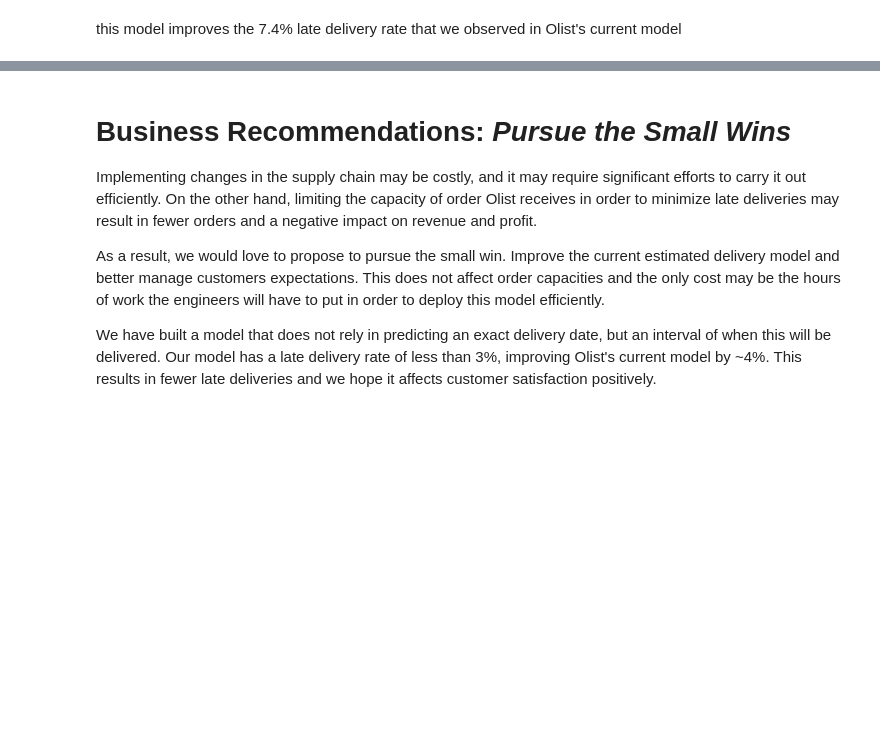
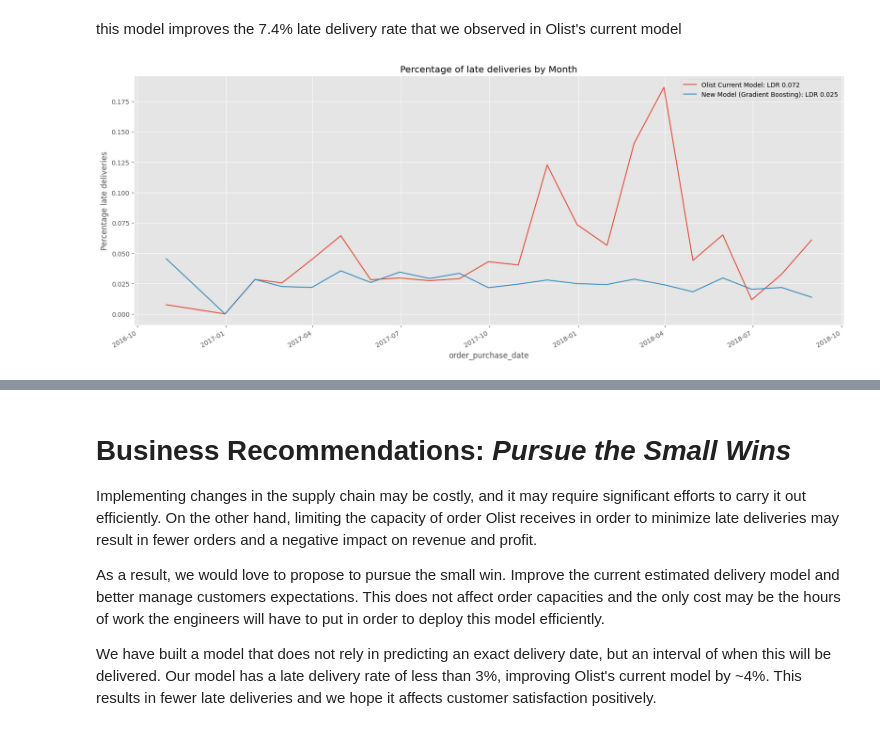
Before and after one commit to menni99/causal-attribution-analysis, a Jupyter notebook: notebooks/forecast-analysis.ipynb, the cells around one changed output, grey strips where cells are left out. Saved outputs shown, nothing was run; the diff lists cells and outputs as text; code cells hidden in the pictures; blank space fills up the shorter version.

```diff
--- a/notebooks/forecast-analysis.ipynb
+++ b/notebooks/forecast-analysis.ipynb
@@ -282,6 +282,30 @@ df_clean['days_to_estimated_delivery_model_ub'] = np.exp(upper_bound) - 1
 
 # Calculating late deliveries using our model
 df_clean['is_delivery_late_gb'] = np.where(df_clean['days_to_actual_delivery'] > df_clean['days_to_estimated_delivery_model_ub'], 1, 0)
+# %%
+weekly_data_model_current = df_clean.groupby(pd.Grouper(key='order_purchase_date', freq='M')).agg(
+    count_orders=('order_purchase_date', 'count'),
+    num_late_deliveries = ('is_delivery_late', 'sum'))
+
+weekly_data_model_gb= df_clean.groupby(pd.Grouper(key='order_purchase_date', freq='M')).agg(
+    count_orders=('order_purchase_date', 'count'),
+    num_late_deliveries = ('is_delivery_late_gb', 'sum'))
+
+weekly_data_model_current['perc_late_deliveries'] = weekly_data_model_current['num_late_deliveries'] / weekly_data_model_current['count_orders']
+weekly_data_model_gb['perc_late_deliveries'] = weekly_data_model_gb['num_late_deliveries'] / weekly_data_model_gb['count_orders']
+
+olist_ldr = late_delivery_rate(df['days_to_actual_delivery'], df['days_to_estimated_delivery']).round(3)
+new_model_ldr = late_delivery_rate(y_true=y, y_pred=upper_bound).round(3)
+
+plt.figure(figsize=(20, 8))
+weekly_data_model_current[(weekly_data_model_current['perc_late_deliveries'].notna()) & (weekly_data_model_current['perc_late_deliveries'] != 1)]['perc_late_deliveries'].plot(label=f'Olist Current Model: LDR {olist_ldr}')
+weekly_data_model_gb[(weekly_data_model_gb['perc_late_deliveries'].notna()) & (weekly_data_model_gb['perc_late_deliveries'] != 1)]['perc_late_deliveries'].plot(label=f'New Model (Gradient Boosting): LDR {new_model_ldr}')
+plt.title("Percentage of late deliveries by Month")
+plt.ylabel("Percentage late deliveries")
+plt.legend()
+plt.show()
+# %% [output]
+[figure, added]
 # %%
 weekly_data_model_current = df_clean.groupby(pd.Grouper(key='order_purchase_date', freq='W')).agg(
     count_orders=('order_purchase_date', 'count'),
```
Also changed, not shown: parts of 6 cells of this notebook.
